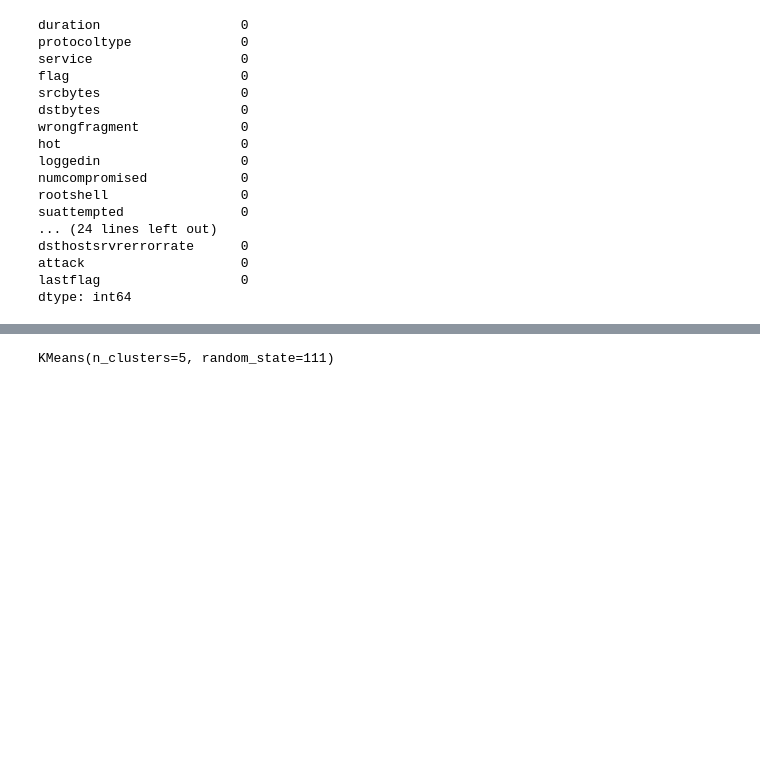
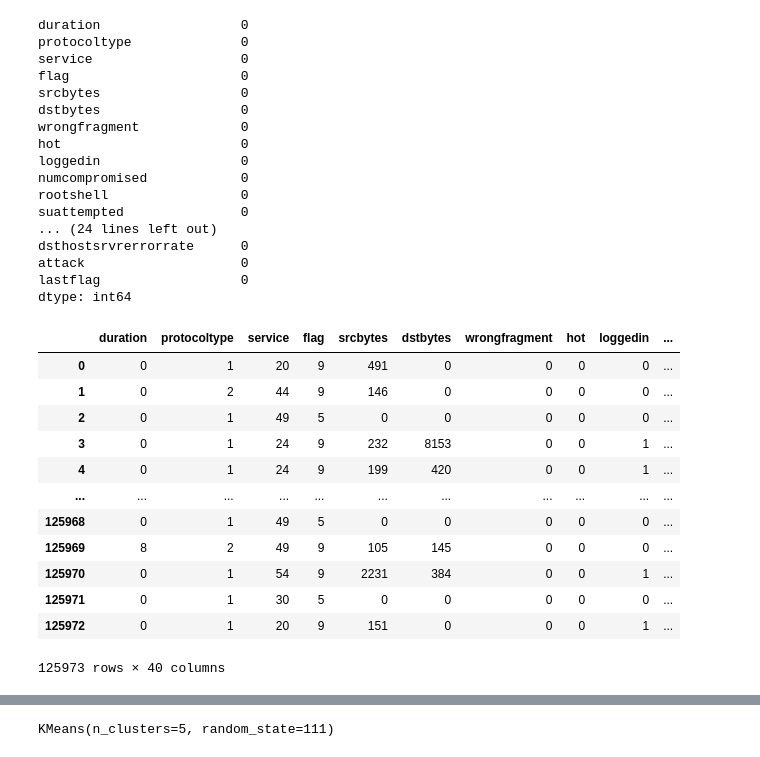
Before and after one commit to atharva2001/Machine-Learning, a Jupyter notebook: NetworkAnamoly/train.ipynb, the cells around one changed output, grey strips where cells are left out. Cells and saved outputs as stored; diff of their text form; code cells hidden in the pictures; blank space fills up the shorter version.

```diff
--- a/NetworkAnamoly/train.ipynb
+++ b/NetworkAnamoly/train.ipynb
@@ -125,6 +117,22 @@ df['protocoltype']=le.fit_transform(df['protocoltype'])
 df['service']=le.fit_transform(df['service'])
 df['flag']=le.fit_transform(df['flag'])
 df['attack']=le.fit_transform(df['attack'])
+# %%
+df
+# %% [output]
+|  | duration | protocoltype | service | flag | srcbytes | dstbytes | wrongfragment | hot | loggedin | ... |
+| 0 | 0 | 1 | 20 | 9 | 491 | 0 | 0 | 0 | 0 | ... |
+| 1 | 0 | 2 | 44 | 9 | 146 | 0 | 0 | 0 | 0 | ... |
+| 2 | 0 | 1 | 49 | 5 | 0 | 0 | 0 | 0 | 0 | ... |
+| 3 | 0 | 1 | 24 | 9 | 232 | 8153 | 0 | 0 | 1 | ... |
+| 4 | 0 | 1 | 24 | 9 | 199 | 420 | 0 | 0 | 1 | ... |
+| ... | ... | ... | ... | ... | ... | ... | ... | ... | ... | ... |
+| 125968 | 0 | 1 | 49 | 5 | 0 | 0 | 0 | 0 | 0 | ... |
+| 125969 | 8 | 2 | 49 | 9 | 105 | 145 | 0 | 0 | 0 | ... |
+| 125970 | 0 | 1 | 54 | 9 | 2231 | 384 | 0 | 0 | 1 | ... |
+| 125971 | 0 | 1 | 30 | 5 | 0 | 0 | 0 | 0 | 0 | ... |
+| 125972 | 0 | 1 | 20 | 9 | 151 | 0 | 0 | 0 | 1 | ... |
+125973 rows × 40 columns
 # %%
 a=[]
 K=range(1,39)
```
Also changed, not shown: parts of 7 cells of this notebook, 10 other files.
